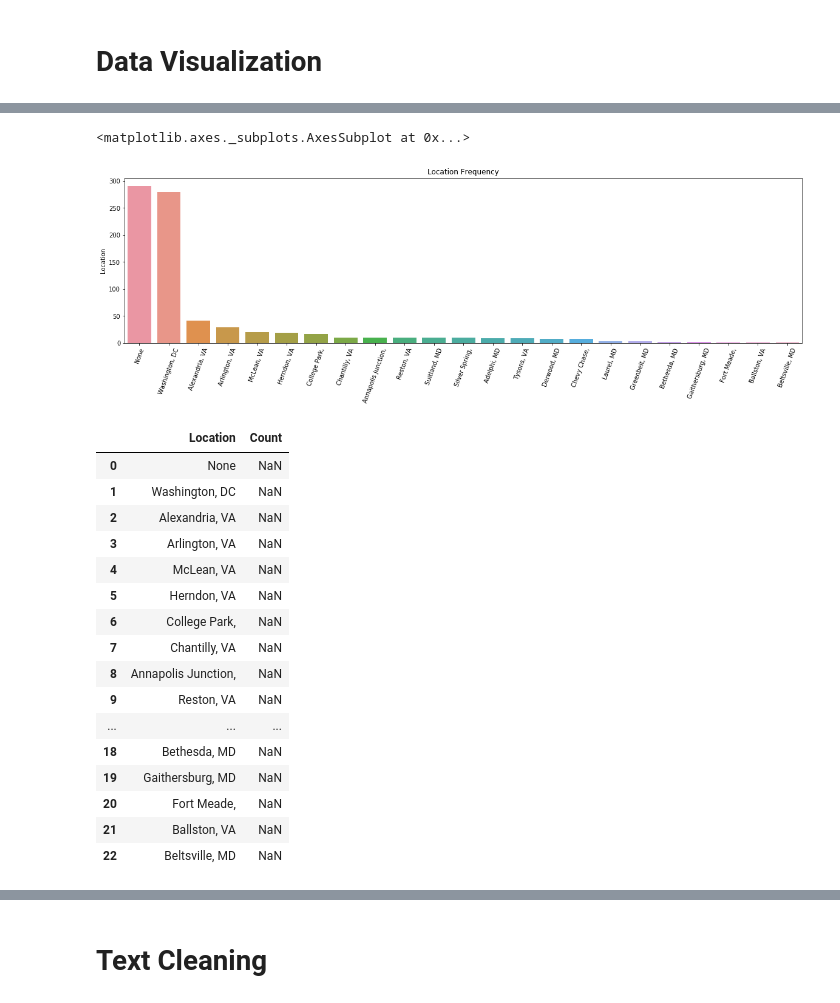
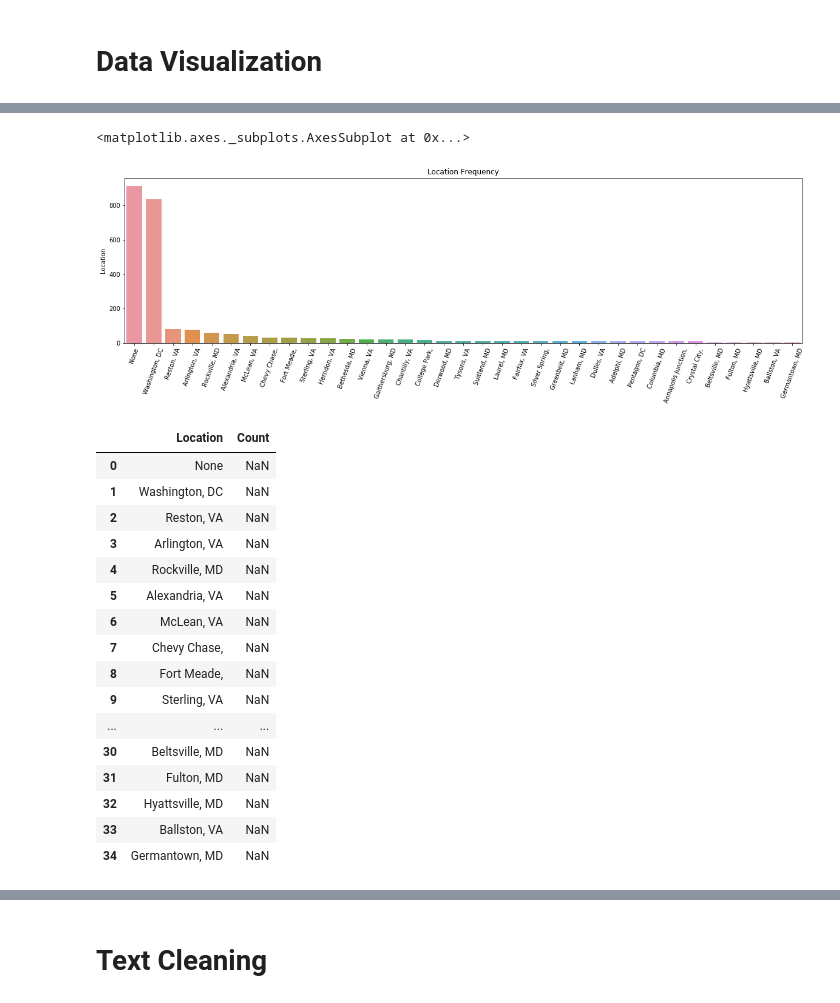
Before and after one commit to mhuh22/Thinkful, a Jupyter notebook: Bootcamp/Unit 7/Analysis on Indeed Data Scientist Postings.ipynb, the cells around one changed output, grey strips where cells are left out. Cells and saved outputs as stored; diff of their text form; code cells hidden in the pictures.

```diff
--- a/Bootcamp/Unit 7/Analysis on Indeed Data Scientist Postings.ipynb
+++ b/Bootcamp/Unit 7/Analysis on Indeed Data Scientist Postings.ipynb
@@ -55,7 +55,7 @@ import ipywidgets as widgets
 from scipy import special
 py.offline.init_notebook_mode(connected=True)
 # %%
-DC_data = pd.read_csv('data/dc_data_scientist_indeed.csv', index_col=False)
-DC_data.drop(['Unnamed: 0'], 1, inplace=True)
+job_data = pd.read_csv('data/dc_indeed.csv', index_col=False)
+job_data.drop(['Unnamed: 0'], 1, inplace=True)
 # %%
 # Let's check up on the size of our dataframe
@@ -138,37 +140,38 @@ Name: Title, dtype: int64
 # %%
 plt.rcParams['figure.figsize'] = [20,5]
 plt.xticks(rotation=70)
 plt.title('Location Frequency')
-x = DC_data['Location'].value_counts().index.tolist()
-y = DC_data['Location'].value_counts()
+x = job_data['Location'].value_counts().index.tolist()
+y = job_data['Location'].value_counts()
 
-sns.barplot(x, y, data=DC_data)
+sns.barplot(x, y, data=job_data)
 # %% [output]
 <matplotlib.axes._subplots.AxesSubplot at 0x...>
-[figure, old version]
+[figure, new version]
 # %%
-location_data['Location'] = (DC_data['Location'].value_counts().index.tolist())
-location_data['Count'] = DC_data['Location'].value_counts()
+location_data = pd.DataFrame()
+location_data['Location'] = (job_data['Location'].value_counts().index.tolist())
+location_data['Count'] = job_data['Location'].value_counts()
 
 location_data
 # %% [output]
 |  | Location | Count |
 | 0 | None | NaN |
 | 1 | Washington, DC | NaN |
-| 2 | Alexandria, VA | NaN |
+| 2 | Reston, VA | NaN |
 | 3 | Arlington, VA | NaN |
-| 4 | McLean, VA | NaN |
-| 5 | Herndon, VA | NaN |
-| 6 | College Park, | NaN |
-| 7 | Chantilly, VA | NaN |
-| 8 | Annapolis Junction, | NaN |
-| 9 | Reston, VA | NaN |
+| 4 | Rockville, MD | NaN |
+| 5 | Alexandria, VA | NaN |
+| 6 | McLean, VA | NaN |
+| 7 | Chevy Chase, | NaN |
+| 8 | Fort Meade, | NaN |
+| 9 | Sterling, VA | NaN |
 | ... | ... | ... |
-| 18 | Bethesda, MD | NaN |
-| 19 | Gaithersburg, MD | NaN |
-| 20 | Fort Meade, | NaN |
-| 21 | Ballston, VA | NaN |
-| 22 | Beltsville, MD | NaN |
+| 30 | Beltsville, MD | NaN |
+| 31 | Fulton, MD | NaN |
+| 32 | Hyattsville, MD | NaN |
+| 33 | Ballston, VA | NaN |
+| 34 | Germantown, MD | NaN |
 # %%
 # Attempt at creating a map with location and frequency,
 # the above dataframe needs to be fixed first
```
Also changed, not shown: parts of 18 cells of this notebook, 2 other files.
